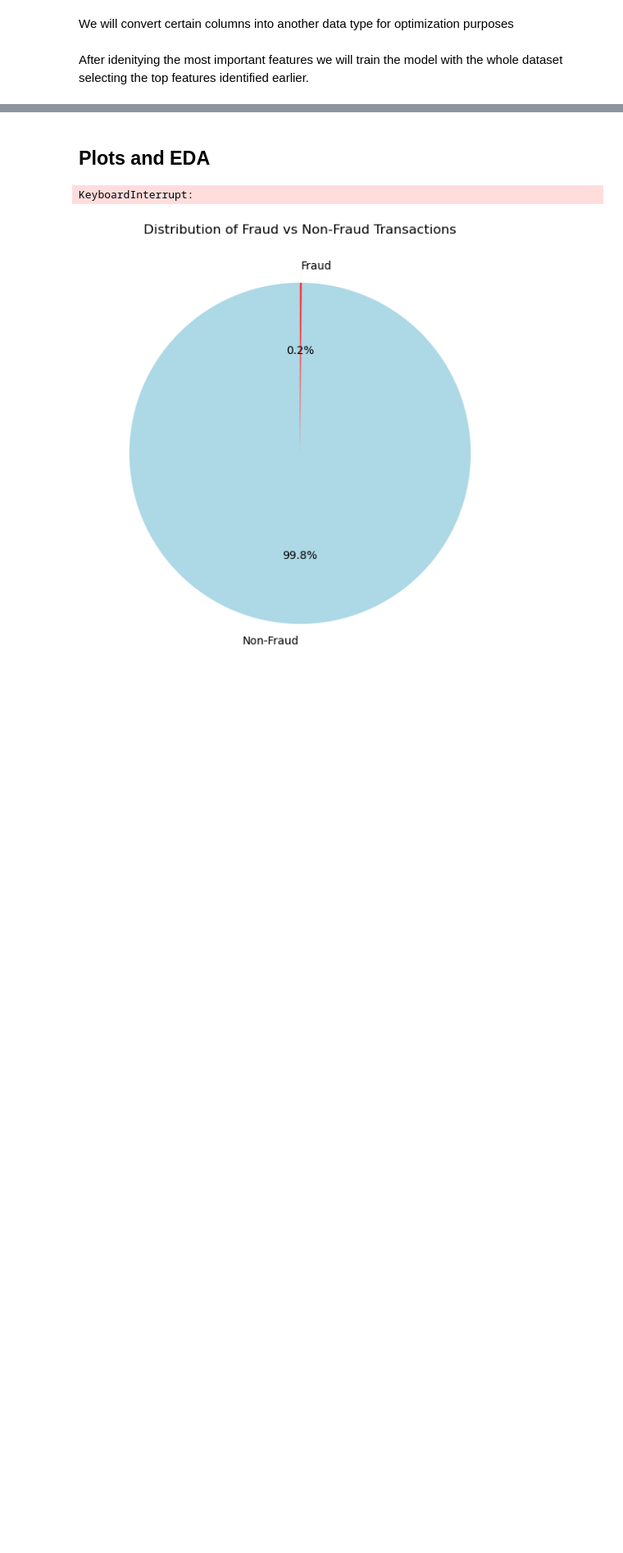
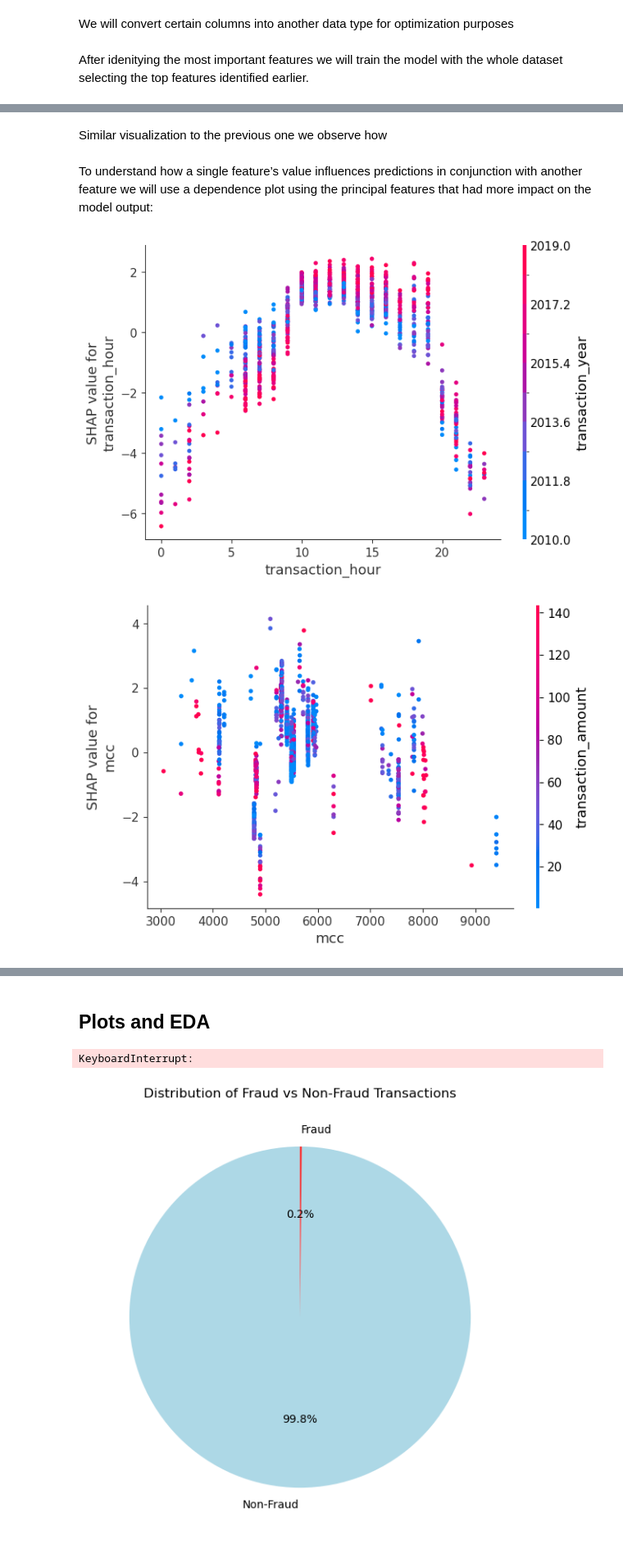
Before and after one commit to marcsirvent/frauddetection, a Jupyter notebook: main.ipynb, the cells around one changed output, grey strips where cells are left out. Shown at 82% size. Saved outputs shown, nothing was run; the diff lists cells and outputs as text; code cells hidden in the pictures; blank space fills up the shorter version.

```diff
--- a/main.ipynb
+++ b/main.ipynb
@@ -373,0 +405,12 @@ shap.summary_plot(shap_values, sample_for_shap, plot_type="bar")
+# %% [markdown]
+Similar visualization to the previous one we observe how
+# %% [markdown]
+To understand how a single feature’s value influences predictions in conjunction with another feature we will use a dependence plot using the principal features that had more impact on the model output:
+# %%
+
+features = ["transaction_hour", "mcc", "transaction_amount"]
+for i in features:
+    shap.dependence_plot(i, shap_values, sample_for_shap)
+# %% [output]
+[figure, added]
+[figure, added]
```
Also changed, not shown: parts of 23 cells of this notebook.
